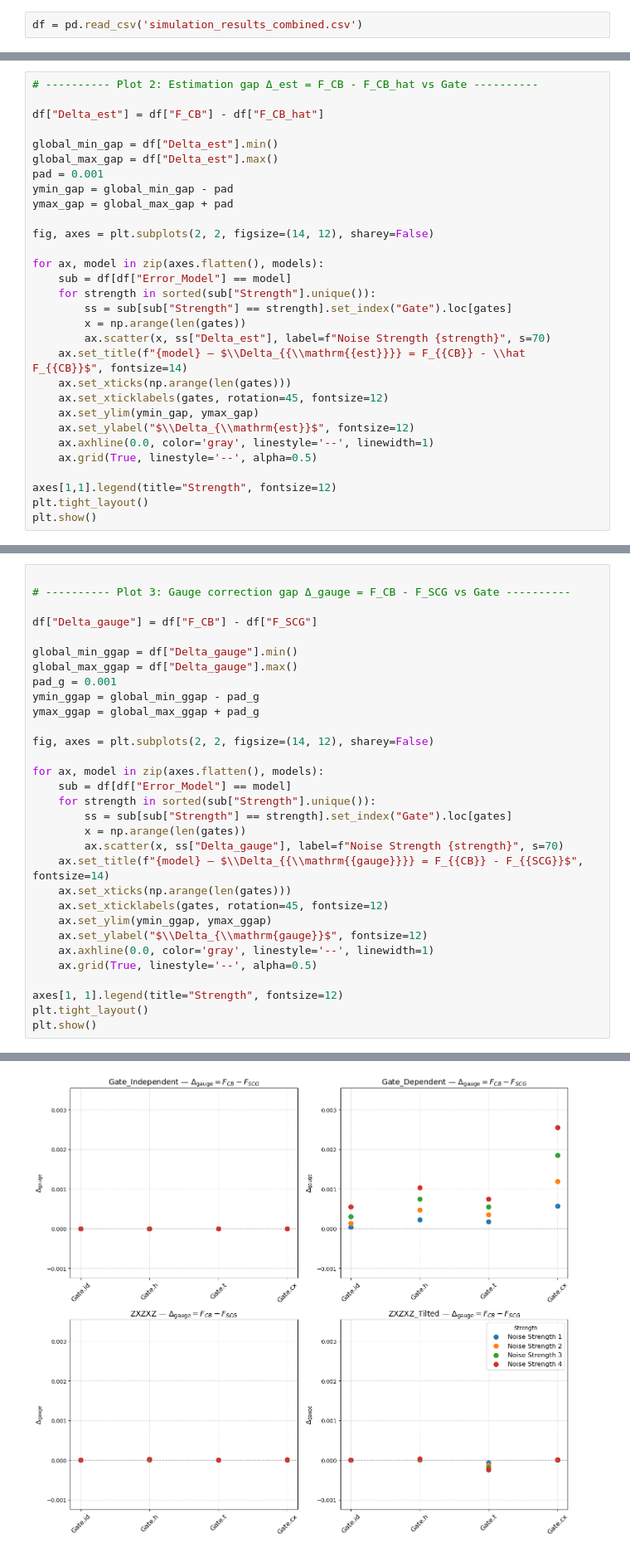
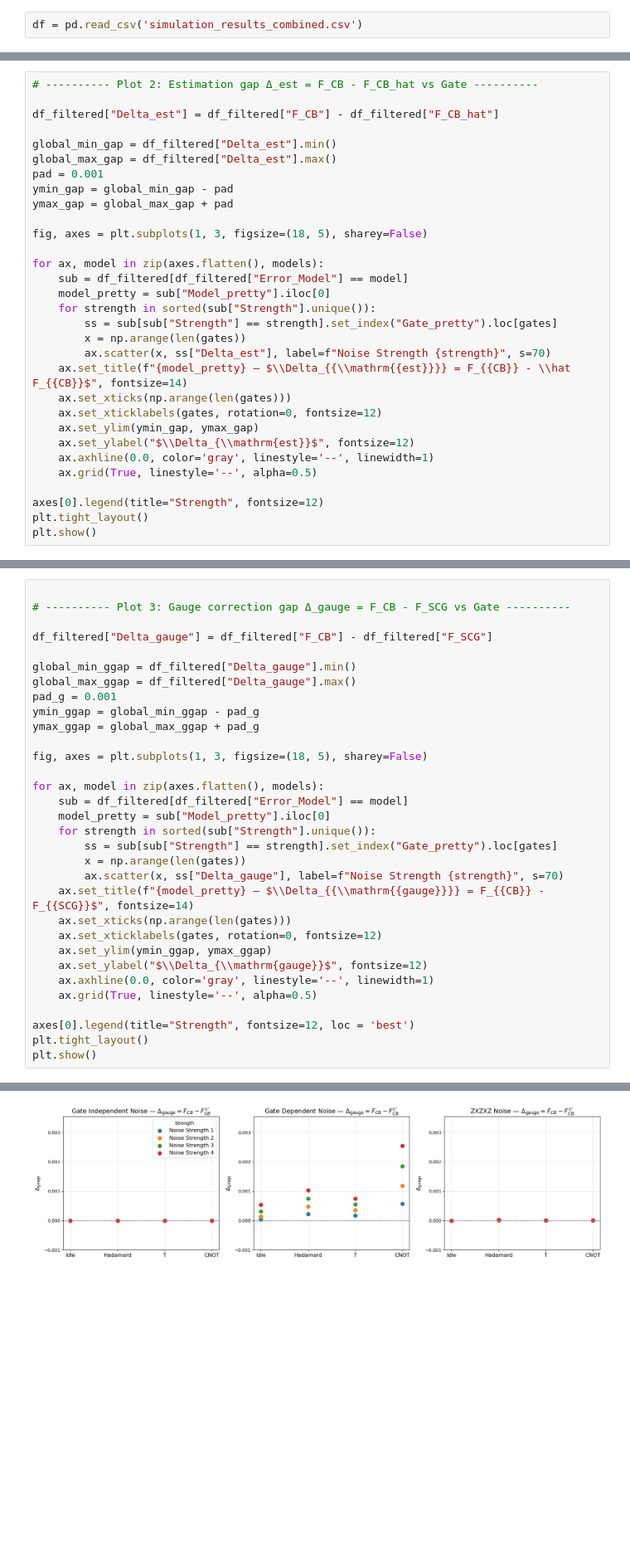
Before and after one commit to DaneshMorales/trueQ, a Jupyter notebook: cb-gauge-numerics/plots copy.ipynb, the cells around one changed output, grey strips where cells are left out. Shown at 83% size. Cells and saved outputs as stored; diff of their text form; blank space fills up the shorter version.

```diff
--- a/cb-gauge-numerics/plots copy.ipynb
+++ b/cb-gauge-numerics/plots copy.ipynb
@@ -43,31 +59,32 @@ plt.show()
 # %%
 # ---------- Plot 2: Estimation gap Δ_est = F_CB - F_CB_hat vs Gate ----------
 
-df["Delta_est"] = df["F_CB"] - df["F_CB_hat"]
+df_filtered["Delta_est"] = df_filtered["F_CB"] - df_filtered["F_CB_hat"]
 
-global_min_gap = df["Delta_est"].min()
-global_max_gap = df["Delta_est"].max()
+global_min_gap = df_filtered["Delta_est"].min()
+global_max_gap = df_filtered["Delta_est"].max()
 pad = 0.001
 ymin_gap = global_min_gap - pad
 ymax_gap = global_max_gap + pad
 
-fig, axes = plt.subplots(2, 2, figsize=(14, 12), sharey=False)
+fig, axes = plt.subplots(1, 3, figsize=(18, 5), sharey=False)
 
 for ax, model in zip(axes.flatten(), models):
-    sub = df[df["Error_Model"] == model]
+    sub = df_filtered[df_filtered["Error_Model"] == model]
+    model_pretty = sub["Model_pretty"].iloc[0]
     for strength in sorted(sub["Strength"].unique()):
-        ss = sub[sub["Strength"] == strength].set_index("Gate").loc[gates]
+        ss = sub[sub["Strength"] == strength].set_index("Gate_pretty").loc[gates]
         x = np.arange(len(gates))
         ax.scatter(x, ss["Delta_est"], label=f"Noise Strength {strength}", s=70)
-    ax.set_title(f"{model} — $\\Delta_{{\\mathrm{{est}}}} = F_{{CB}} - \\hat F_{{CB}}$", fontsize=14)
+    ax.set_title(f"{model_pretty} — $\\Delta_{{\\mathrm{{est}}}} = F_{{CB}} - \\hat F_{{CB}}$", fontsize=14)
     ax.set_xticks(np.arange(len(gates)))
-    ax.set_xticklabels(gates, rotation=45, fontsize=12)
+    ax.set_xticklabels(gates, rotation=0, fontsize=12)
     ax.set_ylim(ymin_gap, ymax_gap)
     ax.set_ylabel("$\\Delta_{\\mathrm{est}}$", fontsize=12)
     ax.axhline(0.0, color='gray', linestyle='--', linewidth=1)
     ax.grid(True, linestyle='--', alpha=0.5)
 
-axes[1,1].legend(title="Strength", fontsize=12)
+axes[0].legend(title="Strength", fontsize=12)
 plt.tight_layout()
 plt.show()
 # %% [output]
@@ -76,31 +103,32 @@ plt.show()
 
 # ---------- Plot 3: Gauge correction gap Δ_gauge = F_CB - F_SCG vs Gate ----------
 
-df["Delta_gauge"] = df["F_CB"] - df["F_SCG"]
+df_filtered["Delta_gauge"] = df_filtered["F_CB"] - df_filtered["F_SCG"]
 
-global_min_ggap = df["Delta_gauge"].min()
-global_max_ggap = df["Delta_gauge"].max()
+global_min_ggap = df_filtered["Delta_gauge"].min()
+global_max_ggap = df_filtered["Delta_gauge"].max()
 pad_g = 0.001
 ymin_ggap = global_min_ggap - pad_g
 ymax_ggap = global_max_ggap + pad_g
 
-fig, axes = plt.subplots(2, 2, figsize=(14, 12), sharey=False)
+fig, axes = plt.subplots(1, 3, figsize=(18, 5), sharey=False)
 
 for ax, model in zip(axes.flatten(), models):
-    sub = df[df["Error_Model"] == model]
+    sub = df_filtered[df_filtered["Error_Model"] == model]
+    model_pretty = sub["Model_pretty"].iloc[0]
     for strength in sorted(sub["Strength"].unique()):
-        ss = sub[sub["Strength"] == strength].set_index("Gate").loc[gates]
+        ss = sub[sub["Strength"] == strength].set_index("Gate_pretty").loc[gates]
         x = np.arange(len(gates))
         ax.scatter(x, ss["Delta_gauge"], label=f"Noise Strength {strength}", s=70)
-    ax.set_title(f"{model} — $\\Delta_{{\\mathrm{{gauge}}}} = F_{{CB}} - F_{{SCG}}$", fontsize=14)
+    ax.set_title(f"{model_pretty} — $\\Delta_{{\\mathrm{{gauge}}}} = F_{{CB}} - F_{{SCG}}$", fontsize=14)
     ax.set_xticks(np.arange(len(gates)))
-    ax.set_xticklabels(gates, rotation=45, fontsize=12)
+    ax.set_xticklabels(gates, rotation=0, fontsize=12)
     ax.set_ylim(ymin_ggap, ymax_ggap)
     ax.set_ylabel("$\\Delta_{\\mathrm{gauge}}$", fontsize=12)
     ax.axhline(0.0, color='gray', linestyle='--', linewidth=1)
     ax.grid(True, linestyle='--', alpha=0.5)
 
-axes[1, 1].legend(title="Strength", fontsize=12)
+axes[0].legend(title="Strength", fontsize=12, loc = 'best')
 plt.tight_layout()
 plt.show()
 # %% [output]
@@ -107,4 +145,4 @@ plt.show()
-[figure, old version]
+[figure, new version]
 # %%
 # ---------- Plot 4: Gauge Fidelity vs Estimation gap, per model ----------
 
```
Also changed, not shown: parts of 11 cells of this notebook, 8 other files.
